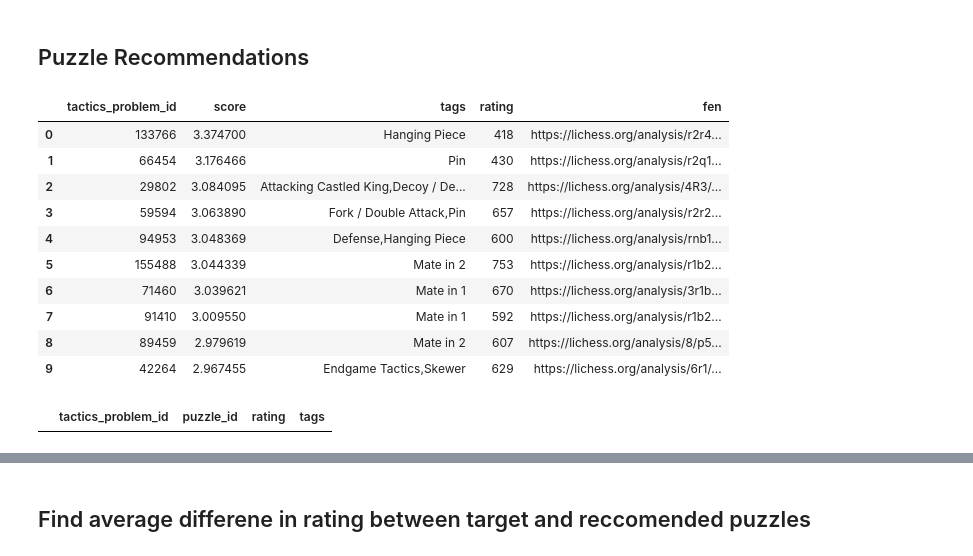
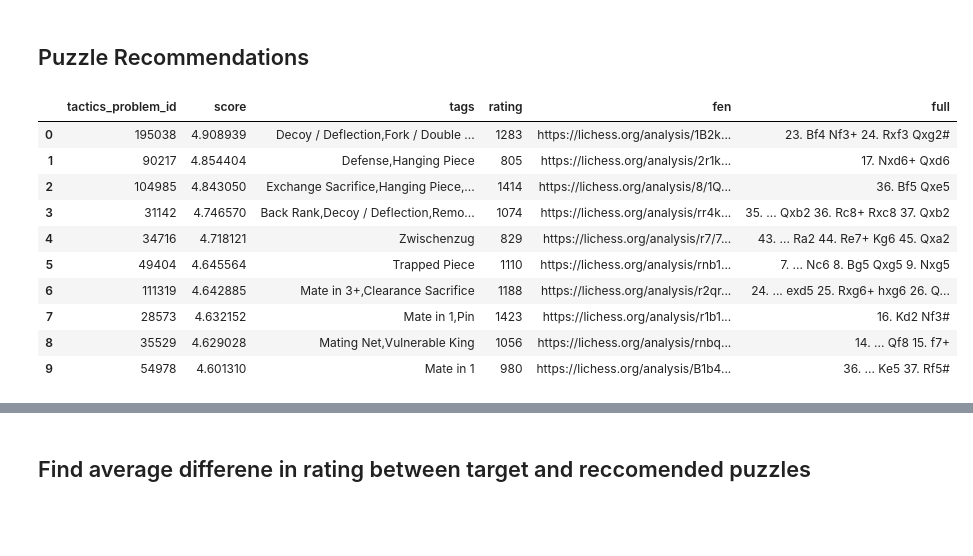
Before and after one commit to CSSLab/chess_dim_skill, a Jupyter notebook: src/ChessPuzzleBPR Predictions&Embeddings.ipynb, the cells around one changed output, grey strips where cells are left out. Drawn from its saved outputs; the diff is of its cells as text; code cells hidden in the pictures; blank space fills up the shorter version.

```diff
--- a/src/ChessPuzzleBPR Predictions&Embeddings.ipynb
+++ b/src/ChessPuzzleBPR Predictions&Embeddings.ipynb
@@ -243,6 +285,9 @@ session.run(init)
 # us a nice progress bar for the training.
 progress = tqdm(total=batches*epochs)
 
+auc_data = []
+loss_data = []
+vals = []
 for _ in range(epochs):
     for _ in range(batches):
 
@@ -269,8 +314,15 @@ for _ in range(epochs):
         # We run the session.
         _, l, auc = session.run([step, loss, u_auc], feed_dict)
 
+
+    validation = test_auc(X_test)
+    auc_data.append(auc)
+    loss_data.append(l)
+    vals.append(validation)
+    print('Validation is: {}'.format(validation))
     progress.update(batches)
     progress.set_description('Loss: %.3f | AUC: %.3f' % (l, auc))
+
 progress.close()
 '''
 scores = []
@@ -349,4 +395,4 @@ training_session()
 # %%
-puzzle_data = pd.read_csv('../full_meta_clustered_singletag.tsv',sep='\t')
+puzzle_data = pd.read_csv('../important/tactics_problem_complete_data.csv')
 puzzle_data.head()
 # %% [output]
@@ -359,2 +405,4 @@ puzzle_data.head()
+# %%
+item_lookup = pd.merge(item_lookup,puzzle_data,on='tactics_problem_id',how='inner')
 # %% [markdown]
 <h2>Get data ready for projector</h2>
@@ -428,51 +476,47 @@ def find_similar_puzzles(puzzle=None, num_items=10):
     item_vecs = get_variable(graph, session, 'puzzle_factors')
 
     # Grab our item bias
     item_bi = get_variable(graph, session, 'item_bias').reshape(-1)
 
     # Get the item id for the puzzle
     item_id = int(item_lookup[item_lookup.tactics_problem_id == puzzle]['puzzle_id'])
 
     # Get the item vector for our item_id and transpose it.
     item_vec = item_vecs[item_id].T
 
     scores = np.add(item_vecs.dot(item_vec), item_bi).reshape(1,-1)[0]
 
     # Get the indices for the top 10 scores
     top_10 = np.argsort(scores)[::-1][:num_items]
 
     # We then use our lookup table to grab the names of these indices
     # and add it along with its score to a pandas dataframe.
     puzzles, puzzle_scores = [], []
 
     for idx in top_10:
         try:
             puzzles.append(item_lookup.tactics_problem_id.loc[item_lookup.puzzle_id == idx].iloc[0])
             puzzle_scores.append(scores[idx])
         except:
             pass
     similar = pd.DataFrame({'tactics_problem_id': puzzles, 'score': puzzle_scores})
-    similar = pd.merge(similar,puzzle_data[['tactics_problem_id','tags','rating','fen']],on='tactics_problem_id',how='left')
+    similar = pd.merge(similar,puzzle_data[['tactics_problem_id','tags','rating','fen','full']],on='tactics_problem_id',how='left')
     return similar
 
-find_similar_puzzles(puzzle=133766)
+
+find_similar_puzzles(puzzle=31142)
 # %% [output]
-|  | tactics_problem_id | score | tags | rating | fen |
-| 0 | 133766 | 3.374700 | Hanging Piece | 418 | https://lichess.org/analysis/r2r4... |
-| 1 | 66454 | 3.176466 | Pin | 430 | https://lichess.org/analysis/r2q1... |
-| 2 | 29802 | 3.084095 | Attacking Castled King,Decoy / De... | 728 | https://lichess.org/analysis/4R3/... |
-| 3 | 59594 | 3.063890 | Fork / Double Attack,Pin | 657 | https://lichess.org/analysis/r2r2... |
-| 4 | 94953 | 3.048369 | Defense,Hanging Piece | 600 | https://lichess.org/analysis/rnb1... |
-| 5 | 155488 | 3.044339 | Mate in 2 | 753 | https://lichess.org/analysis/r1b2... |
-| 6 | 71460 | 3.039621 | Mate in 1 | 670 | https://lichess.org/analysis/3r1b... |
-| 7 | 91410 | 3.009550 | Mate in 1 | 592 | https://lichess.org/analysis/r1b2... |
-| 8 | 89459 | 2.979619 | Mate in 2 | 607 | https://lichess.org/analysis/8/p5... |
-| 9 | 42264 | 2.967455 | Endgame Tactics,Skewer | 629 | https://lichess.org/analysis/6r1/... |
+|  | tactics_problem_id | score | tags | rating | fen | full |
+| 0 | 195038 | 4.908939 | Decoy / Deflection,Fork / Double ... | 1283 | https://lichess.org/analysis/1B2k... | 23. Bf4 Nf3+ 24. Rxf3 Qxg2# |
+| 1 | 90217 | 4.854404 | Defense,Hanging Piece | 805 | https://lichess.org/analysis/2r1k... | 17. Nxd6+ Qxd6 |
+| 2 | 104985 | 4.843050 | Exchange Sacrifice,Hanging Piece,... | 1414 | https://lichess.org/analysis/8/1Q... | 36. Bf5 Qxe5 |
+| 3 | 31142 | 4.746570 | Back Rank,Decoy / Deflection,Remo... | 1074 | https://lichess.org/analysis/rr4k... | 35. ... Qxb2 36. Rc8+ Rxc8 37. Qxb2 |
+| 4 | 34716 | 4.718121 | Zwischenzug | 829 | https://lichess.org/analysis/r7/7... | 43. ... Ra2 44. Re7+ Kg6 45. Qxa2 |
+| 5 | 49404 | 4.645564 | Trapped Piece | 1110 | https://lichess.org/analysis/rnb1... | 7. ... Nc6 8. Bg5 Qxg5 9. Nxg5 |
+| 6 | 111319 | 4.642885 | Mate in 3+,Clearance Sacrifice | 1188 | https://lichess.org/analysis/r2qr... | 24. ... exd5 25. Rxg6+ hxg6 26. Q... |
+| 7 | 28573 | 4.632152 | Mate in 1,Pin | 1423 | https://lichess.org/analysis/r1b1... | 16. Kd2 Nf3# |
+| 8 | 35529 | 4.629028 | Mating Net,Vulnerable King | 1056 | https://lichess.org/analysis/rnbq... | 14. ... Qf8 15. f7+ |
+| 9 | 54978 | 4.601310 | Mate in 1 | 980 | https://lichess.org/analysis/B1b4... | 36. ... Ke5 37. Rf5# |
-# %%
-item_lookup.loc[item_lookup.puzzle_id == 31980]
-#item_lookup.tactics_problem_id.loc[item_lookup.puzzle_id == 31980].iloc[0]
-# %% [output]
-|  | tactics_problem_id | puzzle_id | rating | tags |
 # %%
 #---------------------
 # MAKE RECOMMENDATION
```
Also changed, not shown: parts of 27 cells of this notebook, 3 other files.
